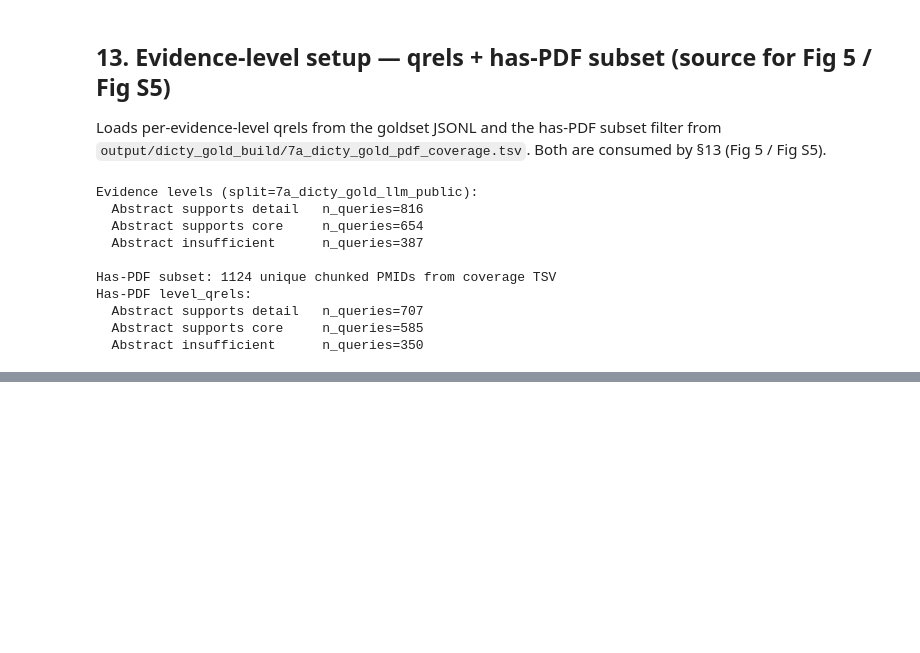
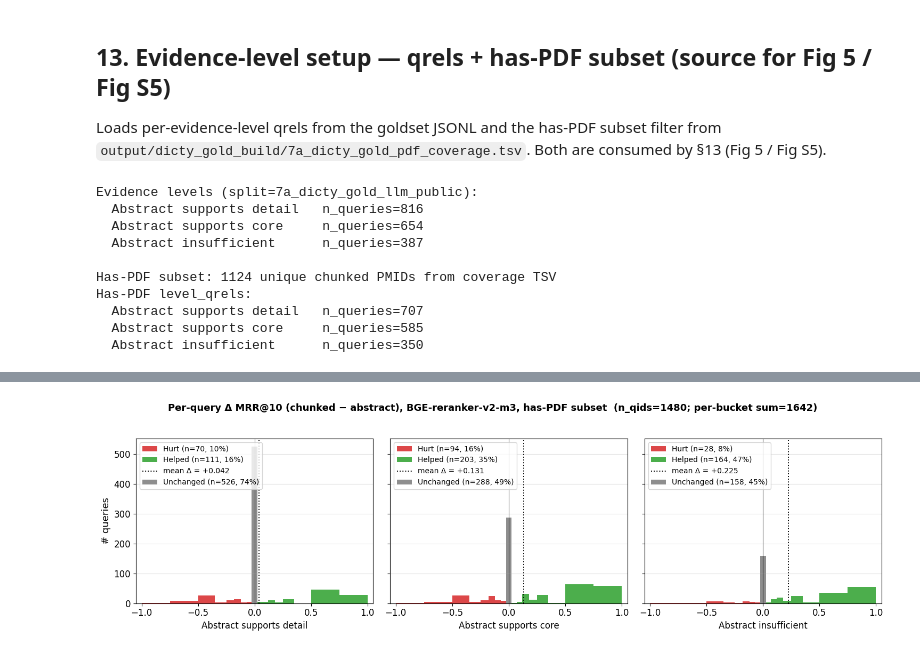
Before and after one commit to fulaibaowang/dictycite, a Jupyter notebook: notebooks/report_7a.ipynb, the cells around one changed output, grey strips where cells are left out. Cells and saved outputs as stored; diff of their text form; code cells hidden in the pictures; blank space fills up the shorter version.

```diff
--- a/notebooks/report_7a.ipynb
+++ b/notebooks/report_7a.ipynb
@@ -1653,0 +1899,80 @@ subset counts per evidence level appear in the figure legend.*
+# %%
+if all(name in globals() for name in ("run_rerank_base", "run_rerank_chunked",
+                                       "level_qrels_haspdf", "levels")):
+    FIG_S6_BINS = np.concatenate([
+        np.array([-1.0, -0.75, -0.5, -0.35, -0.25, -0.18, -0.12, -0.07, -0.025]),
+        np.array([0.025, 0.07, 0.12, 0.18, 0.25, 0.35, 0.5, 0.75, 1.0]),
+    ])
+    FIG_S6_K = 10
+    FIG_S6_XLIM = (-1.05, 1.05)
+
+    fig_s6, axes_s6 = plt.subplots(1, 3, figsize=(15, 4.5), sharey=True)
+    print(f"Per-query MRR@{FIG_S6_K} Δ (chunked − abstract) by evidence level (has-PDF):")
+    for ax, lvl in zip(axes_s6, levels):
+        lvl_qrels = level_qrels_haspdf.get(lvl, {})
+        qids = [q for q in lvl_qrels if q in run_rerank_base and q in run_rerank_chunked]
+        if not qids:
+            ax.set_visible(False)
+            continue
+        deltas = np.array([
+            _mrr_at_k(run_rerank_chunked[q], lvl_qrels[q], FIG_S6_K)
+            - _mrr_at_k(run_rerank_base[q], lvl_qrels[q], FIG_S6_K)
+            for q in qids
+        ])
+        n_total = len(deltas)
+        hurt_m = deltas < -0.025
+        help_m = deltas > +0.025
+        neutral_m = ~(hurt_m | help_m)
+        n_helped = int(help_m.sum())
+        n_hurt = int(hurt_m.sum())
+        n_neutral = int(neutral_m.sum())
+        mean_overall = float(deltas.mean())
+        mean_help = float(deltas[help_m].mean()) if n_helped else 0.0
+        mean_hurt = float(deltas[hurt_m].mean()) if n_hurt else 0.0
+
+        print(
+            f"  {EVIDENCE_FIG3_LABELS.get(lvl, lvl):26s} n={n_total}  "
+            f"helped {n_helped} ({n_helped/n_total:.1%}, mean Δ +{mean_help:.4f})  "
+            f"unchanged {n_neutral}  "
+            f"hurt {n_hurt} ({n_hurt/n_total:.1%}, mean Δ {mean_hurt:.4f})  "
+            f"agg Δ {mean_overall:+.4f}"
+        )
+
+        ax.hist(
+            deltas[hurt_m], bins=FIG_S6_BINS, color="#d62728", alpha=0.85,
+            label=f"Hurt (n={n_hurt}, {n_hurt/n_total:.0%})",
+        )
+        ax.hist(
+            deltas[help_m], bins=FIG_S6_BINS, color="#2ca02c", alpha=0.85,
+            label=f"Helped (n={n_helped}, {n_helped/n_total:.0%})",
+        )
+        ax.bar(
+            [0], [n_neutral], width=0.05, color="#888888", alpha=0.95,
+            label=f"Unchanged (n={n_neutral}, {n_neutral/n_total:.0%})",
+        )
+        ax.axvline(0, color="black", linewidth=0.8, alpha=0.6)
+        ax.axvline(
+            mean_overall, color="black", linestyle=":", linewidth=1.4,
+            label=f"mean Δ = {mean_overall:+.3f}",
+        )
+        ax.set_xlabel(EVIDENCE_FIG3_LABELS.get(lvl, lvl), fontsize=12)
+        ax.set_xlim(*FIG_S6_XLIM)
+        ax.grid(True, axis="y", alpha=0.4)
+        ax.legend(fontsize=10, loc="upper left")
+
+    axes_s6[0].set_ylabel("# queries")
+    n_pairs_haspdf = sum(len(level_qrels_haspdf.get(l, {})) for l in levels)
+    n_qids_haspdf = len({q for l in levels for q in level_qrels_haspdf.get(l, {})})
+    fig_s6.suptitle(
+        f"Per-query Δ MRR@10 (chunked − abstract), BGE-reranker-v2-m3, has-PDF subset  "
+        f"(n_qids={n_qids_haspdf}; per-bucket sum={n_pairs_haspdf})",
+        fontsize=13, fontweight="bold",
+    )
+    plt.tight_layout(rect=[0, 0, 1, 0.94])
+    fig_s6_path = paper_figures_dir / "fig_s6_per_query_chunked_delta_haspdf.png"
+    plt.savefig(fig_s6_path, dpi=150, bbox_inches="tight")
+    print(f"Saved: {fig_s6_path}")
+    plt.show()
+else:
+    print("Skipping Fig S6: required §14 variables not in scope.")
+# %% [output]
@@ -1653,0 +1984 @@ subset counts per evidence level appear in the figure legend.*
+[figure, added]
```
Also changed, not shown: parts of 7 cells of this notebook, 5 other files.
